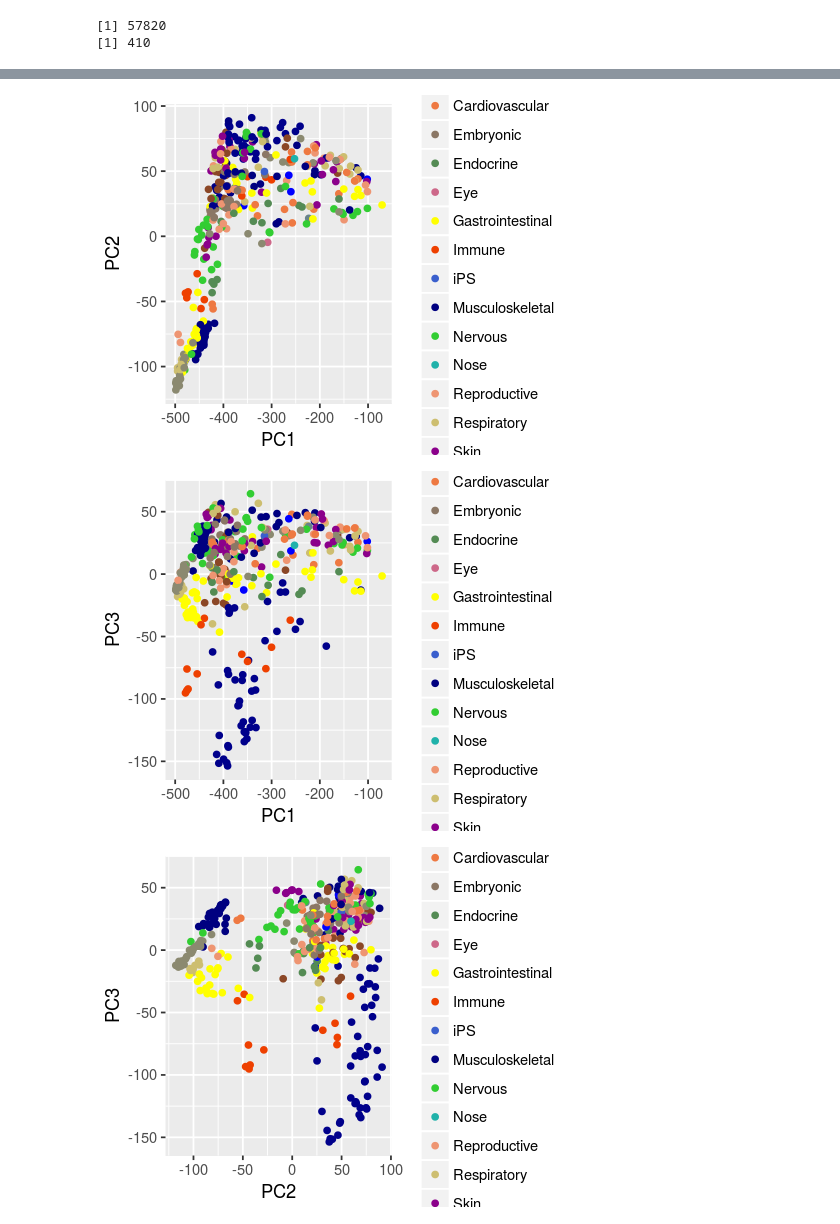
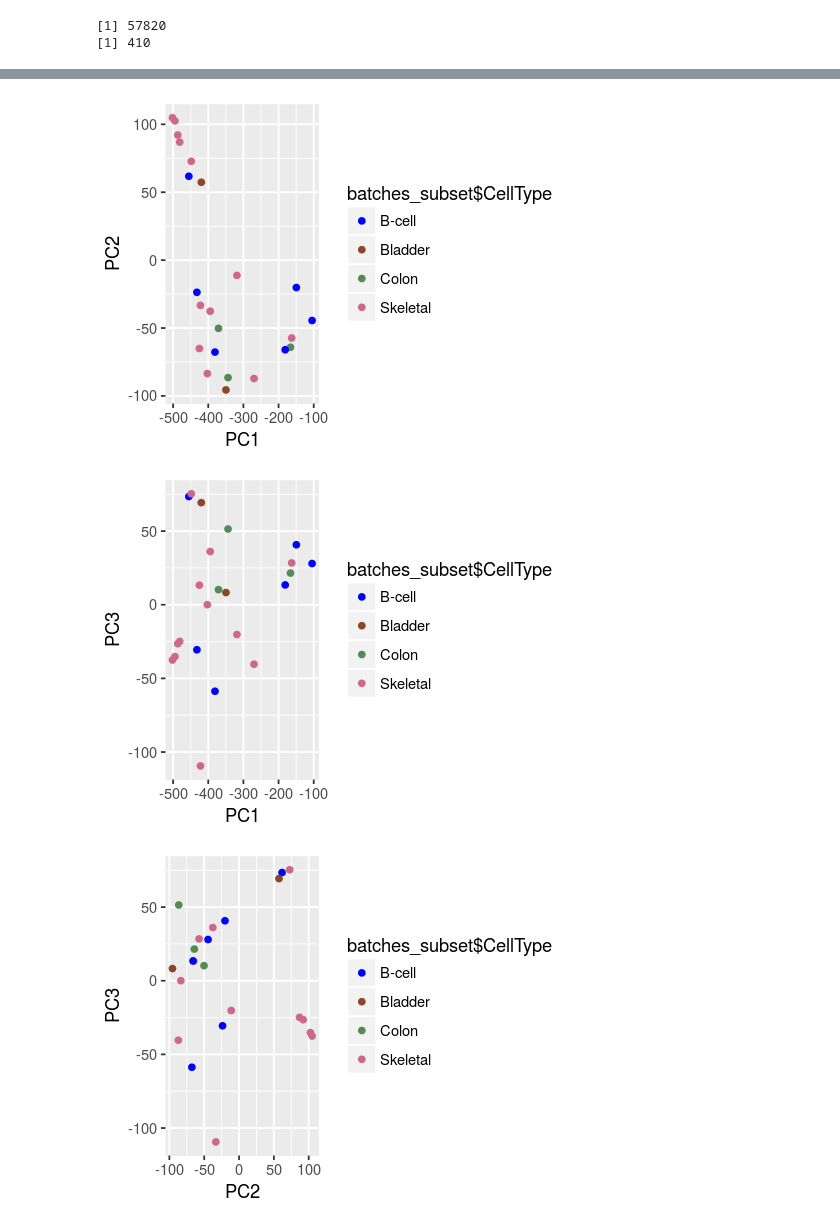
Before and after one commit to CArellG/humbio51, a Jupyter notebook: class_8_rnaseq_qc/RNAseq data qc.ipynb, the cells around one changed output, grey strips where cells are left out. Drawn from its saved outputs; the diff is of its cells as text; code cells hidden in the pictures.

```diff
--- a/class_8_rnaseq_qc/RNAseq data qc.ipynb
+++ b/class_8_rnaseq_qc/RNAseq data qc.ipynb
@@ -26,12 +67,12 @@ print(num_samples)
 # %%
-#Step 2 : We are interested in genes that are differentially expressed across samples, so we can exclude genes that have 0 TPM
+#Step 3 : We are interested in genes that are differentially expressed across samples, so we can exclude genes that have 0 TPM
 #in all samples -- these are not of interest. use the rowSums command to find such genes
-not_expressed=which(rowSums(data)==0)
+not_expressed=which(rowSums(data_subset)==0)
 #How many genes does this filter exclude?
 num_not_expressed=length(not_expressed)
 print(num_not_expressed)
 #Finally, remove them from the data matrix
-data=data[-not_expressed,]
+data_subset=data_subset[-not_expressed,]
 #Sanity check -- the matrix dimensionality should decrease
-print(nrow(data))
+print(nrow(data_subset))
 # %% [output]
@@ -40,4 +81,4 @@ print(nrow(data))
 # %%
-#Step 3: We compute asinh(tpm) to normalize the data
+#Step 4: We compute asinh(tpm) to normalize the data
 #TODO: more information on why we need to do this -- definitely not intuitive so worth explaning well!
-data=asinh(data)
+data_subset=asinh(data_subset)
@@ -56,7 +85,7 @@ head(batches)
 # %%
 #Step 5: Perform principal component analysis on the data to check for obvious batch effects and any other
 # odd clustering patterns
-data.pca=prcomp(t(data),center=FALSE,scale=FALSE)
+data.pca=prcomp(t(data_subset),center=FALSE,scale=FALSE)
 # %%
 #plot the amount of variance explained by the first 20 principal components
 library(repr)
@@ -72,47 +101,46 @@ print(100*data.pca$sdev[1:20]^2/sum(data.pca$sdev[1:20]^2))
 # %%
 # Define your color palette if you don't like the built-in one in R (this step is optional)
 # Use hex-codes to map to colors
-cbPalette <- c('#0000FF','#00008B','#8B4726','#EE7942','#8B7765',
-               '#548B54','#CD6889','#FFFF00','#EE4000','#3A5FCD',
+cbPalette <- c('#0000FF','#8B4726',
+               '#548B54','#CD6889','#EE4000','#3A5FCD',
                '#000080','#32CD32','#20B2AA','#EE9572','#CDBE70',
                '#8B008B','#68838B','#8B8970','#8B3A3A','#8A8A8A',
                '#ADFF2F','#FF3030','#EEC900','#00B2EE','#9BCD9B')
 # %%
 #plot combinations of PC's 1 - 3, since these explain the vast majority of the variance (~94%)
+#options(repr.plot.width=4, repr.plot.height=3)
 library(ggplot2)
-options(repr.plot.width=4, repr.plot.height=3)
-
-ggplot(as.data.frame(data.pca$x),
+ggplot(data=as.data.frame(data.pca$x),
        aes(x=data.pca$x[,c(1)],
            y=data.pca$x[,c(2)],
-           colour=batches$System))+
+          colour=batches_subset$CellType))+
 geom_point()+
 xlab("PC1")+
 ylab("PC2")+
 scale_colour_manual(values=cbPalette)
 # %% [output]
-[figure, old version]
+[figure, new version]
 # %%
 options(repr.plot.width=4, repr.plot.height=3)
 ggplot(as.data.frame(data.pca$x),
        aes(x=data.pca$x[,c(1)],
            y=data.pca$x[,c(3)],
-           colour=batches$System))+
+           colour=batches_subset$CellType))+
 geom_point()+
 xlab("PC1")+
 ylab("PC3")+
 scale_colour_manual(values=cbPalette)
 # %% [output]
-[figure, old version]
+[figure, new version]
 # %%
 options(repr.plot.width=4, repr.plot.height=3)
 ggplot(as.data.frame(data.pca$x),
        aes(x=data.pca$x[,c(2)],
            y=data.pca$x[,c(3)],
-           colour=batches$System))+
+           colour=batches_subset$CellType))+
 geom_point()+
 xlab("PC2")+
 ylab("PC3")+
 scale_colour_manual(values=cbPalette)
 # %% [output]
-[figure, old version]
+[figure, new version]
```
Also changed, not shown: parts of 15 cells of this notebook, 1 other file.
